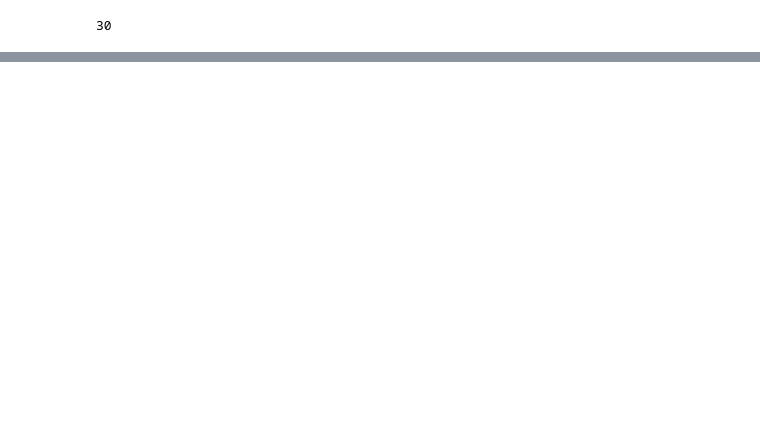
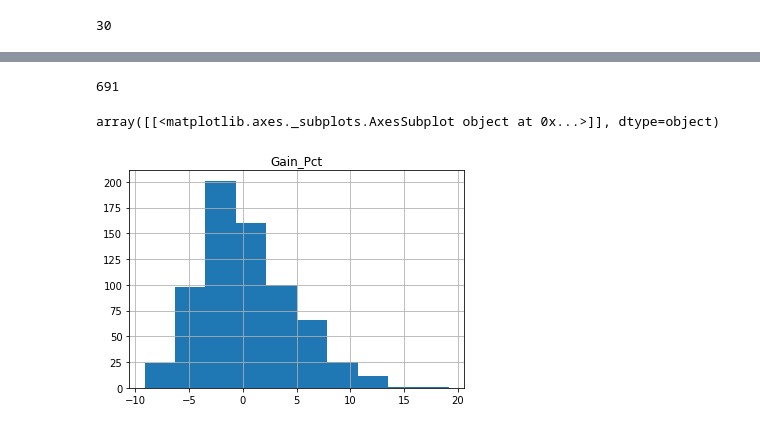
Before and after one commit to focods/neural-net-stock-trading, a Jupyter notebook: Data Wrangler.ipynb, the cells around one changed output, grey strips where cells are left out. Saved outputs shown, nothing was run; the diff lists cells and outputs as text; code cells hidden in the pictures; blank space fills up the shorter version.

```diff
--- a/Data Wrangler.ipynb
+++ b/Data Wrangler.ipynb
@@ -49,0 +228,6 @@ data.tail(10)
+# %%
+n = 10
+loss_thresh = 0.01 # will tolerate up to a 1% loss
+maxhold = 20 # will hold the stock for up to this maximum number of trading days
+results = pd.concat([saleResult(bd, dow_data, loss_thresh=loss_thresh, maxhold=maxhold) for bd in buy_dates[-n:]] )
+results
@@ -49,0 +313,33 @@ data.tail(10)
+# %%
+def getPurchases(tkr, start_date='2010-01-01',
+                loss_thresh = 0.2, maxhold = 20,
+                fast_win=9, slow_win=18,
+                covar_n=5):
+
+    #get the trading data
+    hist = quandl.get('WIKI/' + tkr,  start_date = start_date)
+
+    #calculate the crossover points and purchase dates:
+    hist = computeCrossover(hist, fast_win=fast_win, slow_win=slow_win)
+    buy_dates = getBuy_Dates(hist)
+
+    #get the results
+    results = pd.concat([saleResult(bd,hist,loss_thresh=loss_thresh, maxhold=maxhold) for bd in buy_dates] )
+
+    #get the covariates
+    covars = pd.concat([getPredictors(bd, hist, n=covar_n) for bd in buy_dates])
+
+    #get the purchase price
+    purchase_prices = hist.loc[buy_dates,['Close']].reset_index()
+    purchase_prices.rename(columns = {'Close':'Purchase_Price', 'Date':'Purchase_Date'},inplace=True)
+    purchase_prices['Ticker'] = tkr
+    purchase_prices = purchase_prices[ ['Ticker','Purchase_Date','Purchase_Price'] ]
+
+    #paste it all together
+
+    df = purchase_prices.merge(results, how='left', left_on='Purchase_Date', right_index=True)
+    df['Gain_Pct'] = 100.0*(df.Sell_Price/df.Purchase_Price-1.0)
+
+    df = df.merge(covars, how='left', left_on = 'Purchase_Date', right_index = True)
+
+    return df
@@ -573,0 +380,3 @@ getPurchases('MSFT',loss_thresh=0.05)
+# %%
+# just do post 2015 for now
+stock_trades = pd.concat([getPurchases(tkr,start_date='2015-01-01', loss_thresh=0.05) for tkr in dow_companies])
@@ -573,0 +393,4 @@ getPurchases('MSFT',loss_thresh=0.05)
+# %%
+len(stock_trades)
+# %% [output]
+691
@@ -573,0 +400,5 @@ getPurchases('MSFT',loss_thresh=0.05)
+# %%
+stock_trades.hist('Gain_Pct')
+# %% [output]
+array([[<matplotlib.axes._subplots.AxesSubplot object at 0x...>]], dtype=object)
+[figure, added]
```
Also changed, not shown: parts of 75 cells of this notebook.
